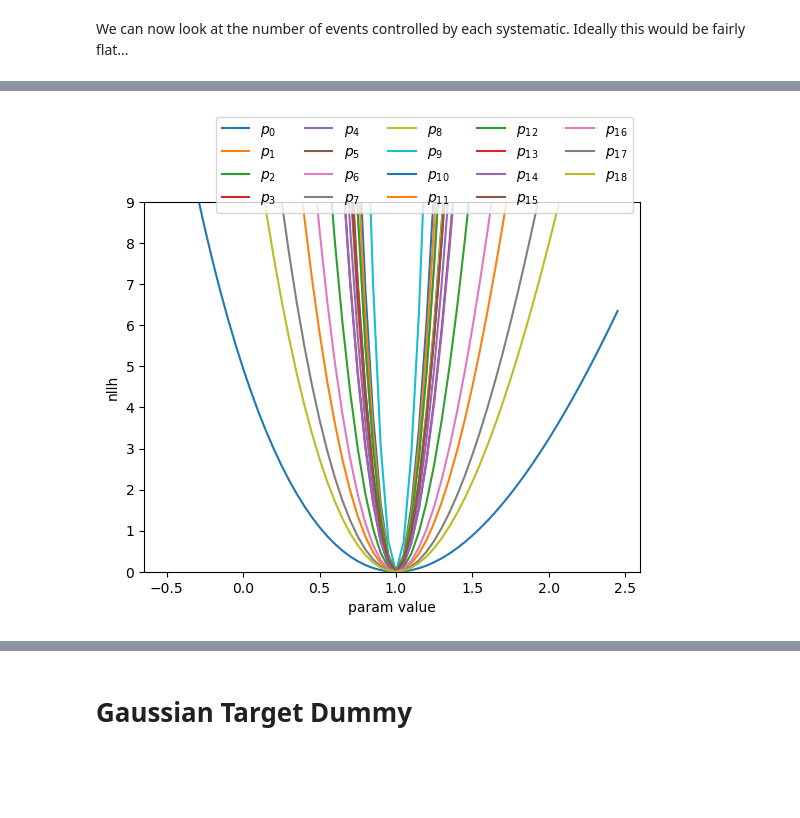
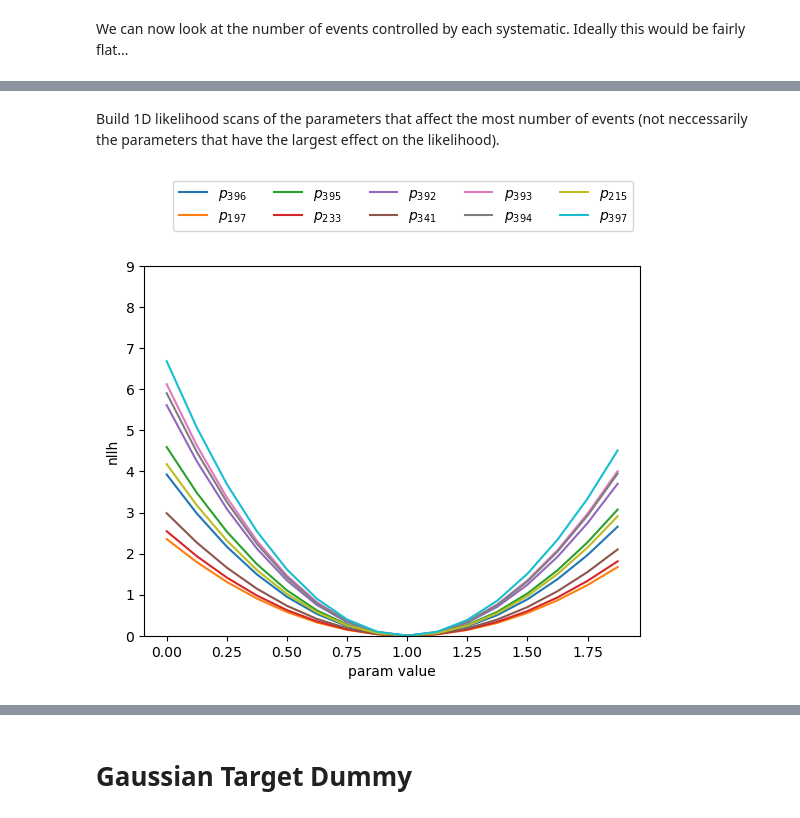
Before and after one commit to luketpickering/lbltoymodel, a Jupyter notebook: toyana.ipynb, the cells around one changed output, grey strips where cells are left out. Saved outputs shown, nothing was run; the diff lists cells and outputs as text; code cells hidden in the pictures; blank space fills up the shorter version.

```diff
--- a/toyana.ipynb
+++ b/toyana.ipynb
@@ -368,0 +444,6 @@ Bin 6811: (2.40 - 2.75) (0.10 - 0.15) (-0.02 - -0.01)
+# %%
+reduced_systbins = []
+for i in range(bc.shape[0]):
+    if bc[i] > 0.0001:
+        reduced_systbins.append(systbins.bins[i])
+reduced_systmodel = pn.Binning.from_extents(reduced_systbins)
@@ -368,0 +454,5 @@ Bin 6811: (2.40 - 2.75) (0.10 - 0.15) (-0.02 - -0.01)
+# %%
+proj_names = mymodel.projs()
+nprojs = len(proj_names)
+df['systbin_red'] = df.apply(lambda x: reduced_systmodel.find_bin([x[proj_names[i]] for i in range(nprojs)]), axis=1)
+df
@@ -369 +473,5 @@ Bin 6811: (2.40 - 2.75) (0.10 - 0.15) (-0.02 - -0.01)
+# %%
+ef = pa.Table.from_pandas(df)
+test2Dredmodel = model()
+test2Dredmodel.add_axis("systbin_red", pn.Binning.lin_space(0,407,407))
 # %% [markdown]
@@ -640,27 +618,12 @@ class Analysis:
 obs = observation()
 obs.add_observables("ERec", pn.Binning.lin_space(0,6,60,r"$E^\mathrm{rec}$ [GeV]"))
 
-systmodel = model()
-# systmodel.add_axis("ERecMissed",
-#                      pn.Binning.contiguous(
-#                          list(reversed([-0.01,-0.05,-0.1, -0.15, -0.2, -0.25, -0.3, -0.35, -0.4, -0.45, -0.5, -0.55, -0.6]))
-#                          ,r"$E^\mathrm{Missed}$ [GeV]"))
-systmodel.add_axis("enu",
-                     pn.Binning.contiguous(
-                         [0,0.5,0.75,1,1.25,1.5,1.75,2,2.2,2.4,2.75,3,3.25,3.5,3.75,4,4.5,5,5.5,6],
-                         r"$E_\nu$ [GeV]"))
-# systmodel.add_axis("ERec",
-#                      pn.Binning.contiguous(
-#                          [2.2,2.3],
-#                          r"$E_\nu$ [GeV]"))
-print(f"{len(systmodel.systbins().bins)} Systematic Parameters")
-
-myana = Analysis(efa,obs,systmodel, 10000)
+myana = Analysis(ef, obs, test2Dredmodel, 10000)
 myana.plot_systbins_event_rate()
 plt.show()
 myana.datah.finalise().mpl().data_hist()
 paramvs = np.ones(myana.nsyst)
-paramvs[5] = 1.1
+paramvs[5] = 3
 myana.predict(paramvs=paramvs).finalise().mpl().hist(histtype="step", label=f"nllh={myana.nllh(paramvs):g}")
 plt.ylabel("Event Rate / GeV")
 plt.legend()
@@ -672,19 +634,22 @@ plt.show()
+# %% [markdown]
+Build 1D likelihood scans of the parameters that affect the most number of events (not neccessarily the parameters that have the largest effect on the likelihood).
 # %%
-#lhood scans
-for p_i in range(myana.nsyst):
+param_event_counts = myana.systbins_event_rate().sumweights[:,0]
+
+for p_i in np.nditer(np.argsort(param_event_counts)[-10:]):
     x = []
     y = []
-    for i in np.arange(-3,3,0.1):
+    for i in np.arange(-2,2,0.25):
         paramvs = np.ones(myana.nsyst)
         paramvs[p_i] = 1 + i*0.5
         x.append(paramvs[p_i])
         y.append(myana.nllh(paramvs))
 
     plt.plot(x,y, label=f"$p_{{{p_i}}}$")
 plt.legend(ncol=5,bbox_to_anchor=(0., 1.05, 1., 0.2))
 plt.xlabel("param value")
 plt.ylabel("nllh")
 plt.ylim(0,9)
 plt.show()
 # %% [output]
-[figure, old version]
+[figure, new version]
```
Also changed, not shown: parts of 65 cells of this notebook.
